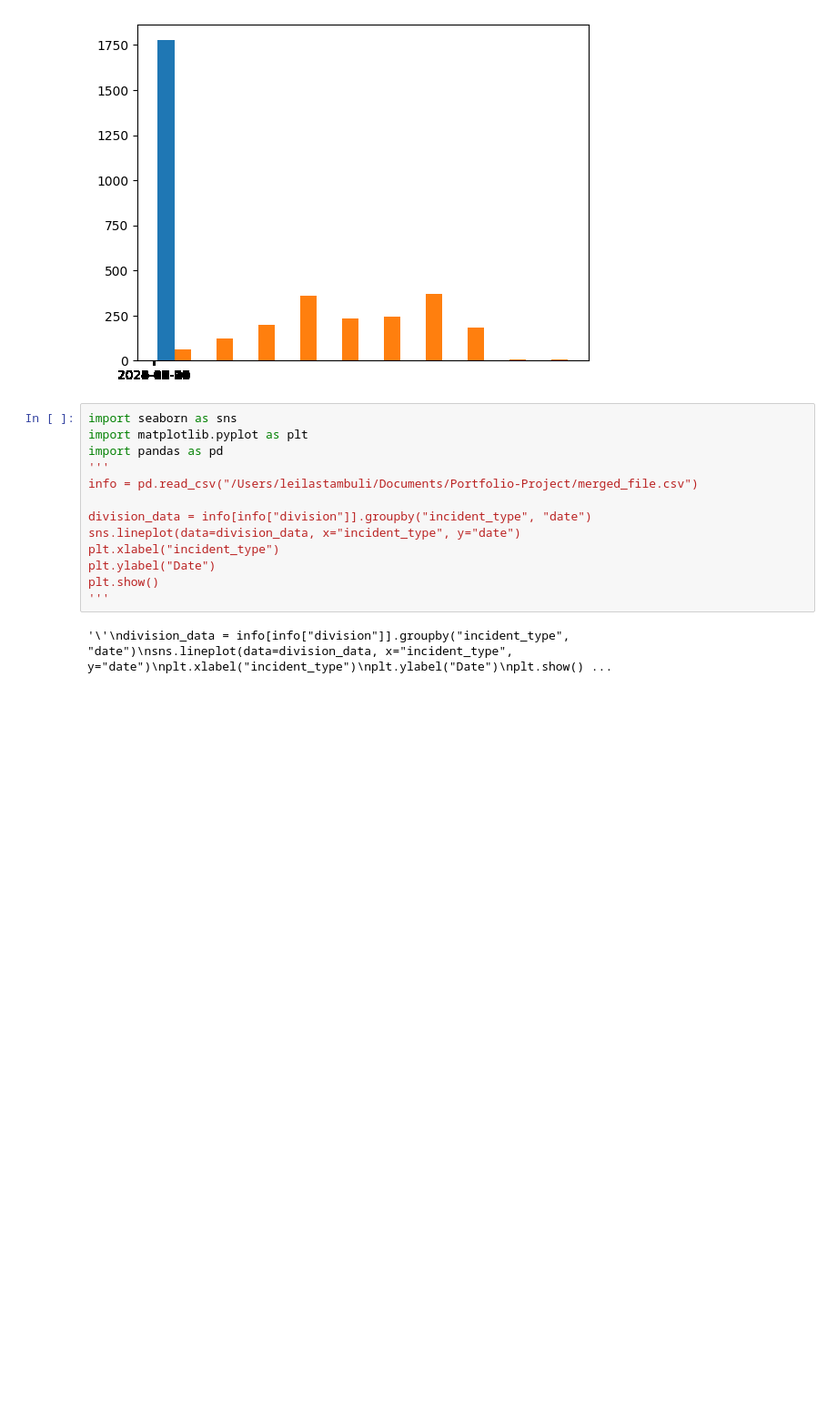
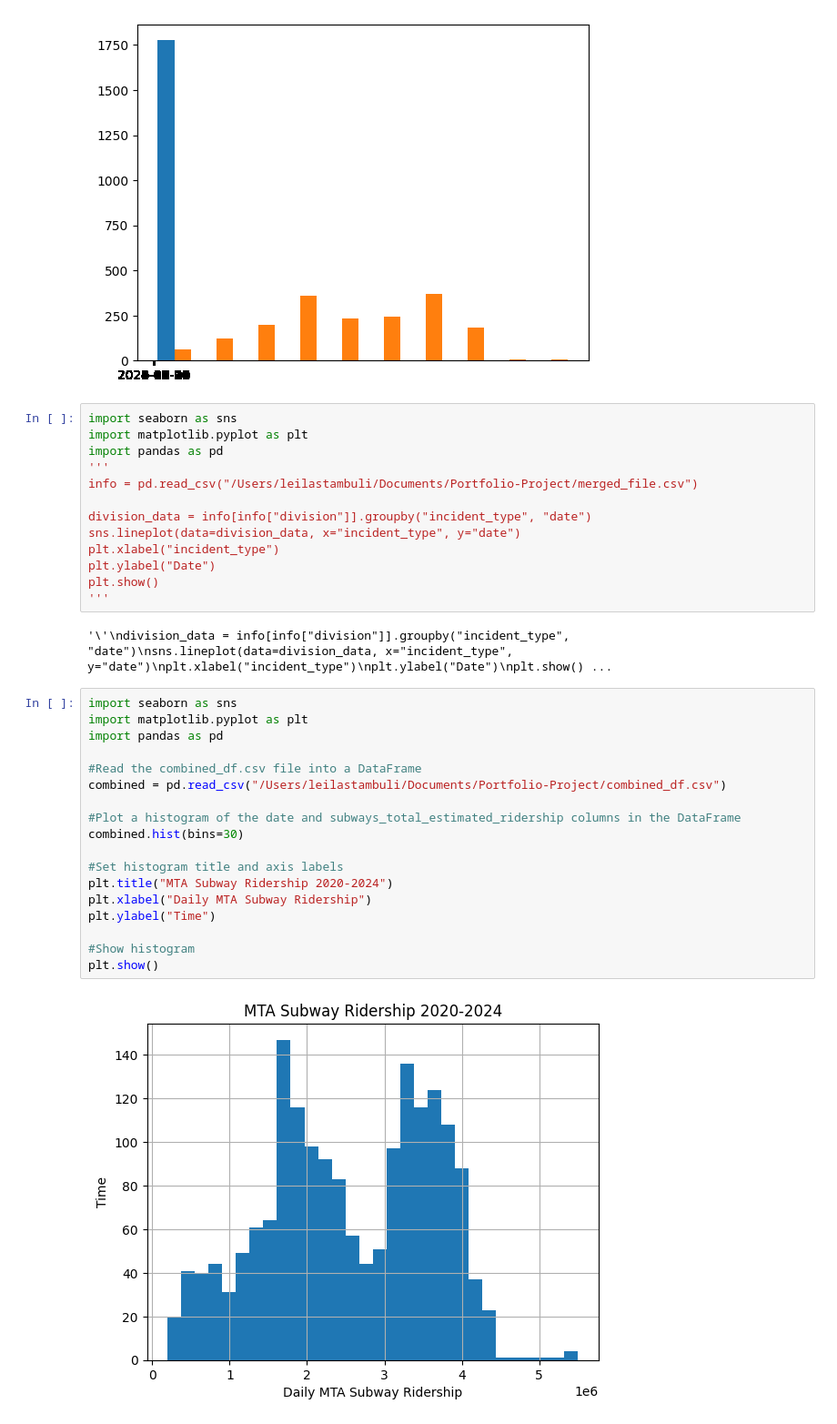
Before and after one commit to thetechleila/MTA-Subway-Ridership-and-Major-Incidents-EDA, a Jupyter notebook: notebooks/leila_eda.ipynb, the cells around one changed output. Shown at 91% size. Cells and saved outputs as stored; diff of their text form; blank space fills up the shorter version.

Commit message:
version 1 of ridership histogram

```diff
--- a/notebooks/leila_eda.ipynb
+++ b/notebooks/leila_eda.ipynb
@@ -25,3 +25,23 @@ plt.show()
 '''
 # %% [output]
 '\'\ndivision_data = info[info["division"]].groupby("incident_type", "date")\nsns.lineplot(data=division_data, x="incident_type", y="date")\nplt.xlabel("incident_type")\nplt.ylabel("Date")\nplt.show() ...
+# %%
+import seaborn as sns
+import matplotlib.pyplot as plt
+import pandas as pd
+
+#Read the combined_df.csv file into a DataFrame
+combined = pd.read_csv("/Users/leilastambuli/Documents/Portfolio-Project/combined_df.csv")
+
+#Plot a histogram of the date and subways_total_estimated_ridership columns in the DataFrame
+combined.hist(bins=30)
+
+#Set histogram title and axis labels
+plt.title("MTA Subway Ridership 2020-2024")
+plt.xlabel("Daily MTA Subway Ridership")
+plt.ylabel("Time")
+
+#Show histogram
+plt.show()
+# %% [output]
+[figure, added]
```
